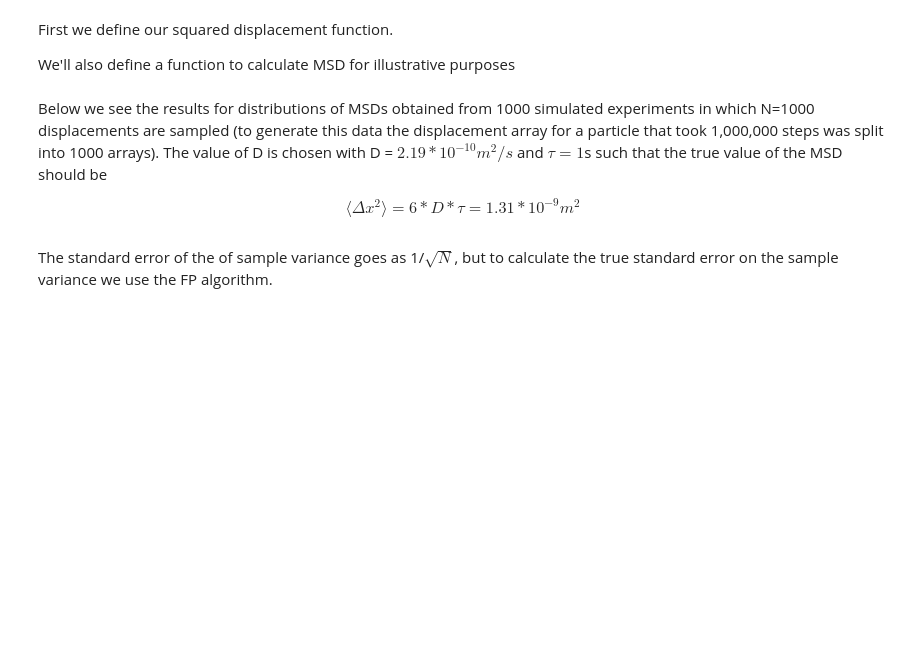
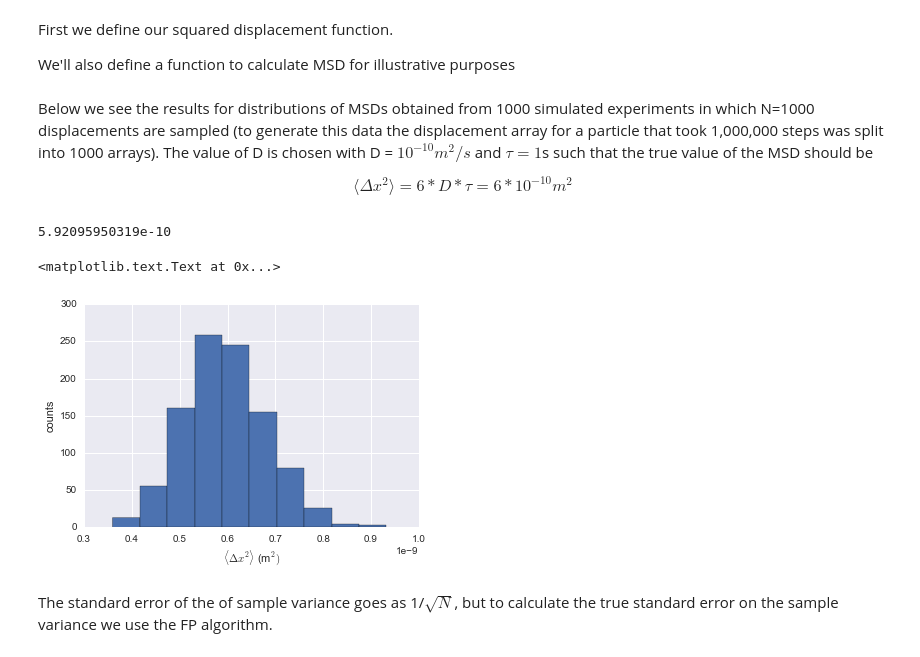
Before and after one commit to alanxzhou/Bayesian-Particle-Tracking, a Jupyter notebook: Tutorial.ipynb, the cells around one changed output. Cells and saved outputs as stored; diff of their text form; code cells hidden in the pictures; blank space fills up the shorter version.

```diff
--- a/Tutorial.ipynb
+++ b/Tutorial.ipynb
@@ -110,16 +116,20 @@ def sq_displacement(data):
 def MSD(data):
     return np.sum(sq_displacement(data))/len(data)
 # %% [markdown]
-Below we see the results for distributions of MSDs obtained from 1000 simulated experiments in which N=1000 displacements are sampled (to generate this data the displacement array for a particle that took 1,000,000 steps  was split into 1000 arrays). The value of D is chosen with D = $2.19*10^{-10} m^2/s$ and $\tau = 1$s such that the true value of the MSD should be
+Below we see the results for distributions of MSDs obtained from 1000 simulated experiments in which N=1000 displacements are sampled (to generate this data the displacement array for a particle that took 1,000,000 steps  was split into 1000 arrays). The value of D is chosen with D = $10^{-10} m^2/s$ and $\tau = 1$s such that the true value of the MSD should be
 
-$$\langle\Delta x^2 \rangle = 6*D*\tau = 1.31*10^{-9}m^2$$
+$$\langle\Delta x^2 \rangle = 6*D*\tau = 6*10^{-10}m^2$$
 # %%
 test_data = np.split(data,1000)
 msd_array = np.array(list(map(MSD,test_data)))
 plt.hist(msd_array)
-np.median(msd_array)
+print(np.median(msd_array))
 plt.ylabel('counts')
 plt.xlabel('$\langle \Delta x^2 \\rangle$ (m$^2)$')
+# %% [output]
+5.92095950319e-10
+<matplotlib.text.Text at 0x...>
+[figure, added]
 # %% [markdown]
 The standard error of the of sample variance goes as 1/$\sqrt{N}$, but to calculate the true standard error on the sample variance we use the FP algorithm.
 # %% [markdown]
```
Also changed, not shown: parts of 38 cells of this notebook, 9 other files.
